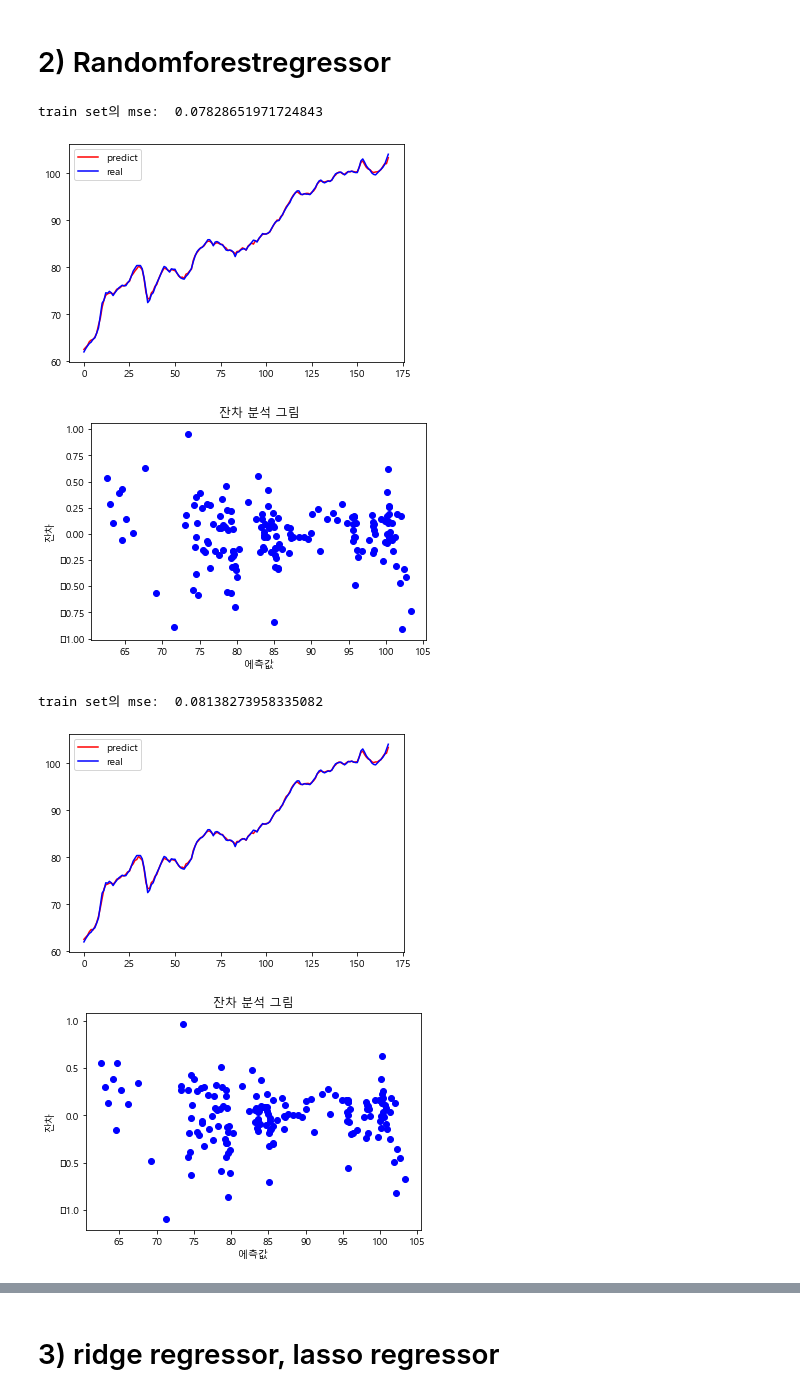
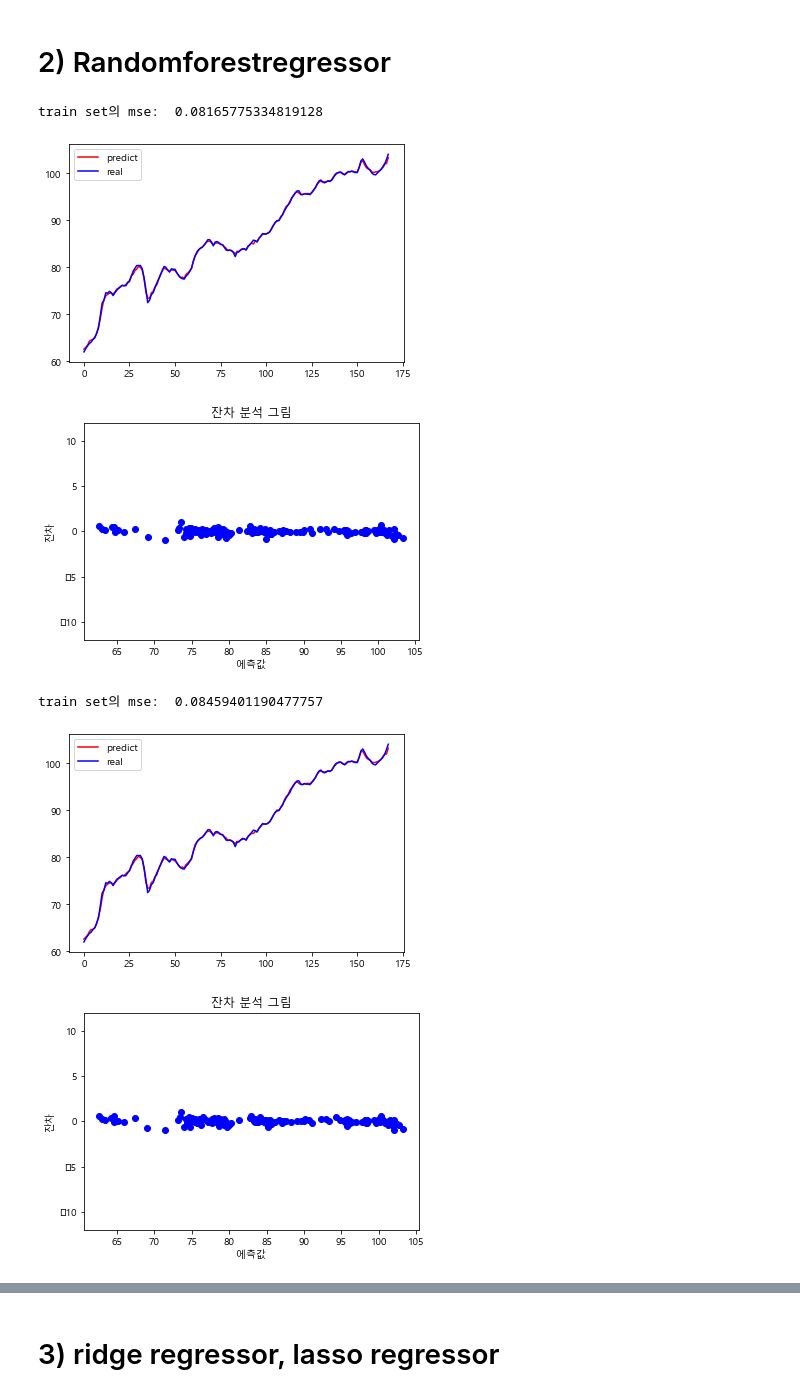
Before and after one commit to jjun-0824/-, a Jupyter notebook: 기말과제 코드.ipynb, the cells around one changed output, grey strips where cells are left out. Saved outputs shown, nothing was run; the diff lists cells and outputs as text; code cells hidden in the pictures.

```diff
--- a/기말과제 코드.ipynb
+++ b/기말과제 코드.ipynb
@@ -390,6 +381,7 @@ plt.plot(y1,color="blue",label="real")
 plt.legend()
 plt.show()
 
+plt.ylim((-12,12))
 plt.scatter(y_train_pred,y_train_pred-y_train,c="blue",marker="o")#train set 예측값 잔차 분석
 plt.xlabel("에측값")
 plt.ylabel("잔차")
@@ -402,38 +394,39 @@ rf1 = RandomForestRegressor(n_estimators=200)
 
 rf1.fit(x_train, y_train)
 rf1.score(x_train, y_train)
 
 y_train_pred=rf1.predict(x_train)
 
 from sklearn.metrics import mean_squared_error # 평균제곱오차
 mse1 = mean_squared_error(y_train, y_train_pred)
 print("train set의 mse: ",mse1)
 
 
 plt.rcParams['font.family'] = 'NanumGothic'
 plt.rcParams['font.family'] = 'Malgun Gothic'
 
 y=y_train_pred
 y1=y_train
 plt.plot(y,color="red",label="predict")
 plt.legend()
 plt.plot(y1,color="blue",label="real")
 plt.legend()
 plt.show()
 
+plt.ylim((-12,12))
 plt.scatter(y_train_pred,y_train_pred-y_train,c="blue",marker="o")#train set 예측값 잔차 분석
 plt.xlabel("에측값")
 plt.ylabel("잔차")
 
 plt.title("잔차 분석 그림")
 plt.show()
 # %% [output]
-train set의 mse:  0.07828651971724843
+train set의 mse:  0.08165775334819128
 [figure]
-[figure, old version]
+[figure, new version]
-train set의 mse:  0.08138273958335082
+train set의 mse:  0.08459401190477757
 [figure]
-[figure, old version]
+[figure, new version]
 # %%
 y_test_pred=rf.predict(x_test)
 from sklearn.metrics import mean_squared_error # 평균제곱오차
```
Also changed, not shown: parts of 11 cells of this notebook.
